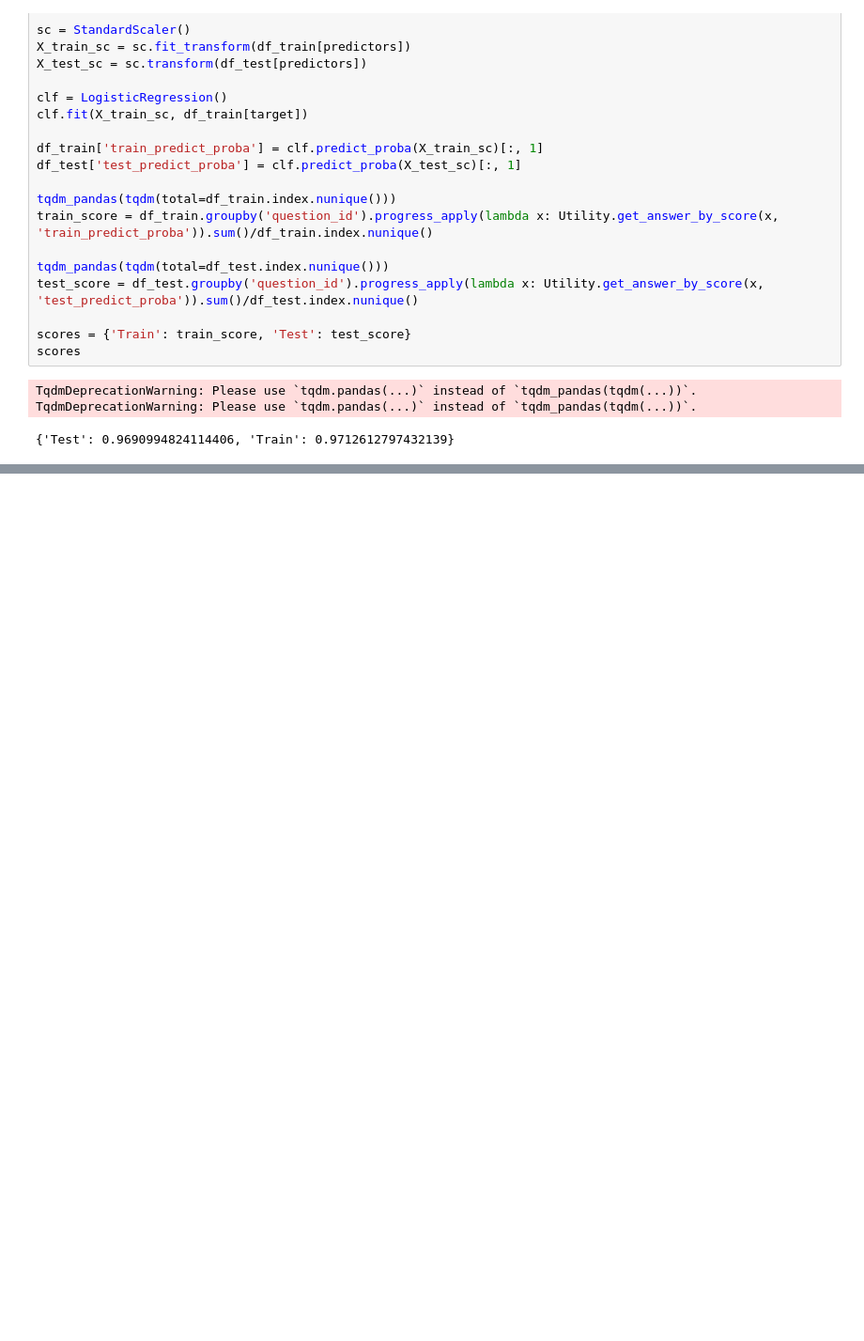
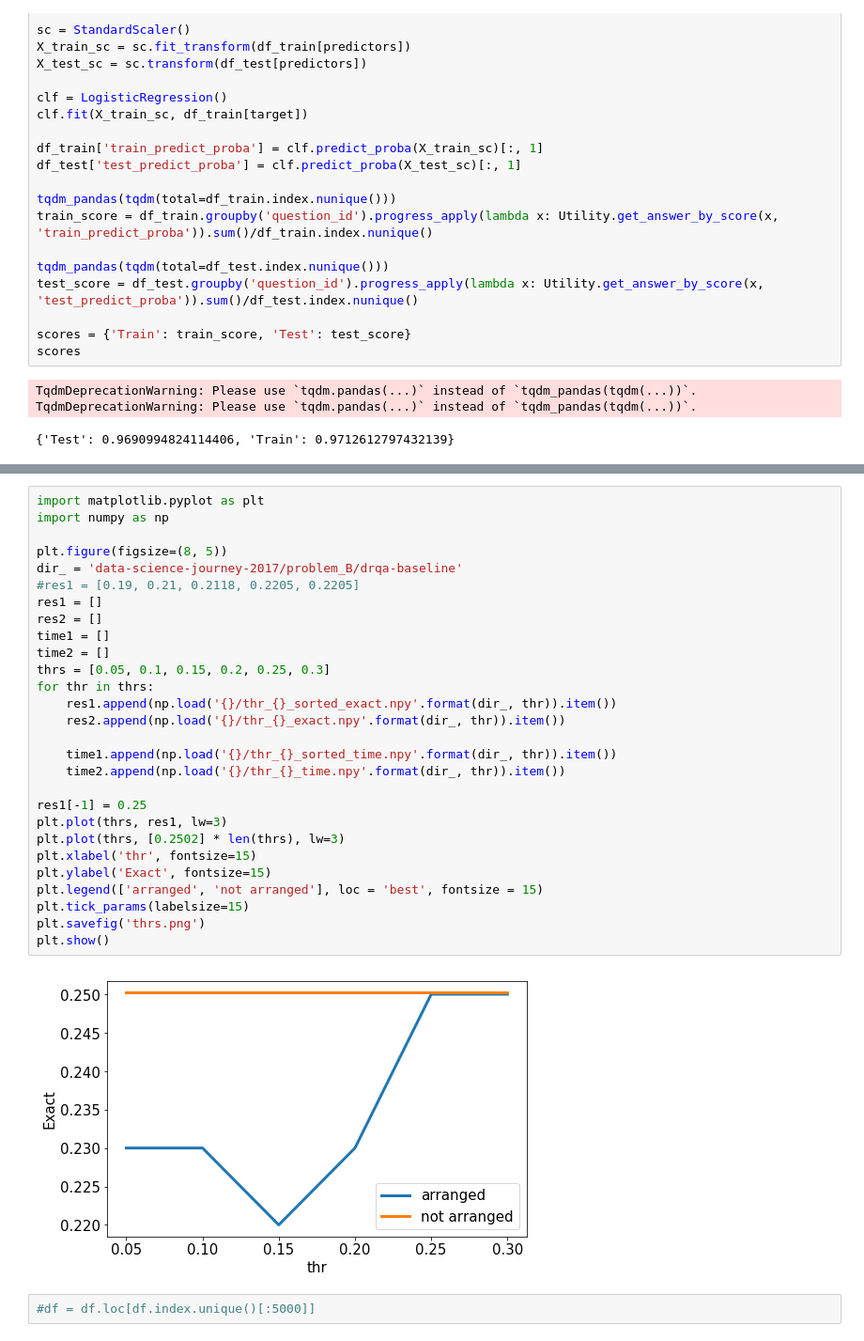
Before and after one commit to soboleva-daria/msu-diploma, a Jupyter notebook: notebooks/main.ipynb, the cells around one changed output, grey strips where cells are left out. Shown at 94% size. Cells and saved outputs as stored; diff of their text form; blank space fills up the shorter version.

```diff
--- a/notebooks/main.ipynb
+++ b/notebooks/main.ipynb
@@ -469,0 +768,32 @@ Index(['bm25f_lem_score', 'bm25f_score', 'doc_number',
+# %%
+import matplotlib.pyplot as plt
+import numpy as np
+
+plt.figure(figsize=(8, 5))
+dir_ = 'data-science-journey-2017/problem_B/drqa-baseline'
+#res1 = [0.19, 0.21, 0.2118, 0.2205, 0.2205]
+res1 = []
+res2 = []
+time1 = []
+time2 = []
+thrs = [0.05, 0.1, 0.15, 0.2, 0.25, 0.3]
+for thr in thrs:
+    res1.append(np.load('{}/thr_{}_sorted_exact.npy'.format(dir_, thr)).item())
+    res2.append(np.load('{}/thr_{}_exact.npy'.format(dir_, thr)).item())
+
+    time1.append(np.load('{}/thr_{}_sorted_time.npy'.format(dir_, thr)).item())
+    time2.append(np.load('{}/thr_{}_time.npy'.format(dir_, thr)).item())
+
+res1[-1] = 0.25
+plt.plot(thrs, res1, lw=3)
+plt.plot(thrs, [0.2502] * len(thrs), lw=3)
+plt.xlabel('thr', fontsize=15)
+plt.ylabel('Exact', fontsize=15)
+plt.legend(['arranged', 'not arranged'], loc = 'best', fontsize = 15)
+plt.tick_params(labelsize=15)
+plt.savefig('thrs.png')
+plt.show()
+# %% [output]
+[figure, added]
+# %%
+#df = df.loc[df.index.unique()[:5000]]
```
Also changed, not shown: parts of 58 cells of this notebook, 2 other files.
